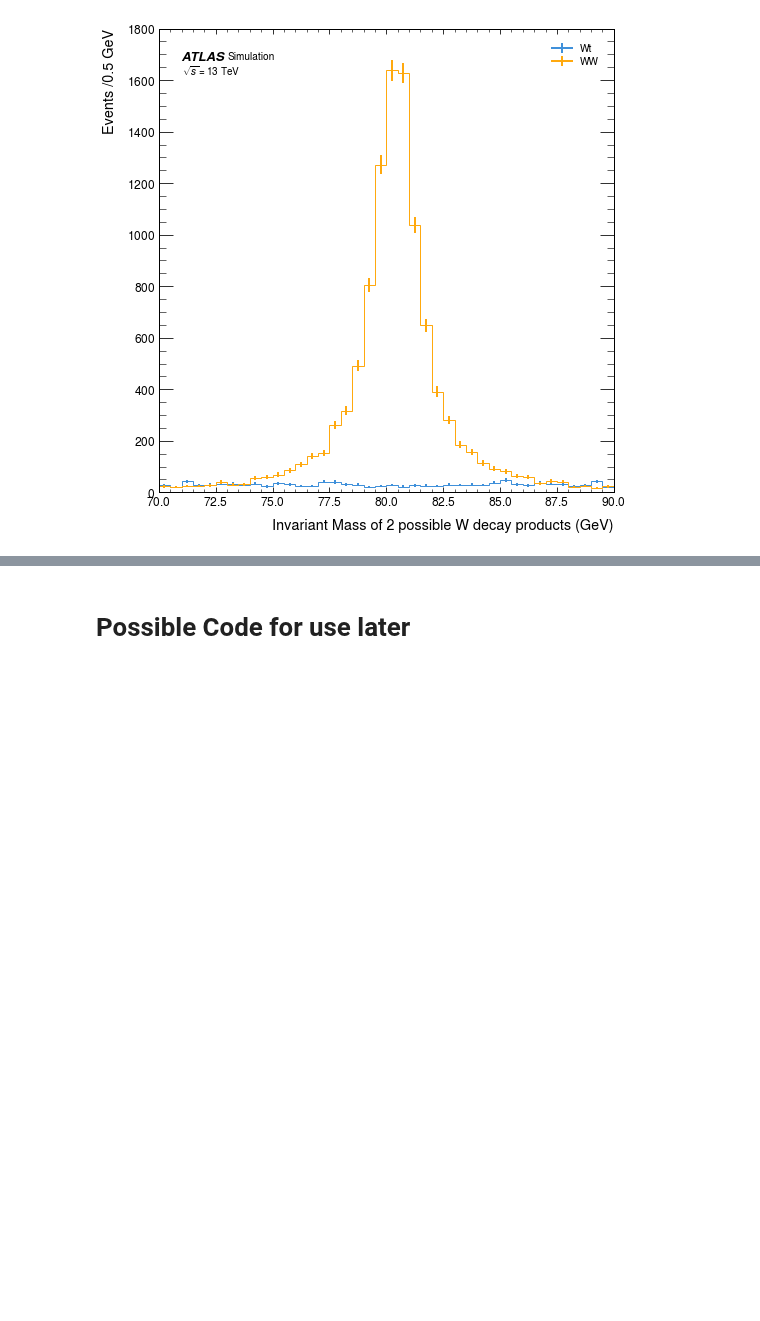
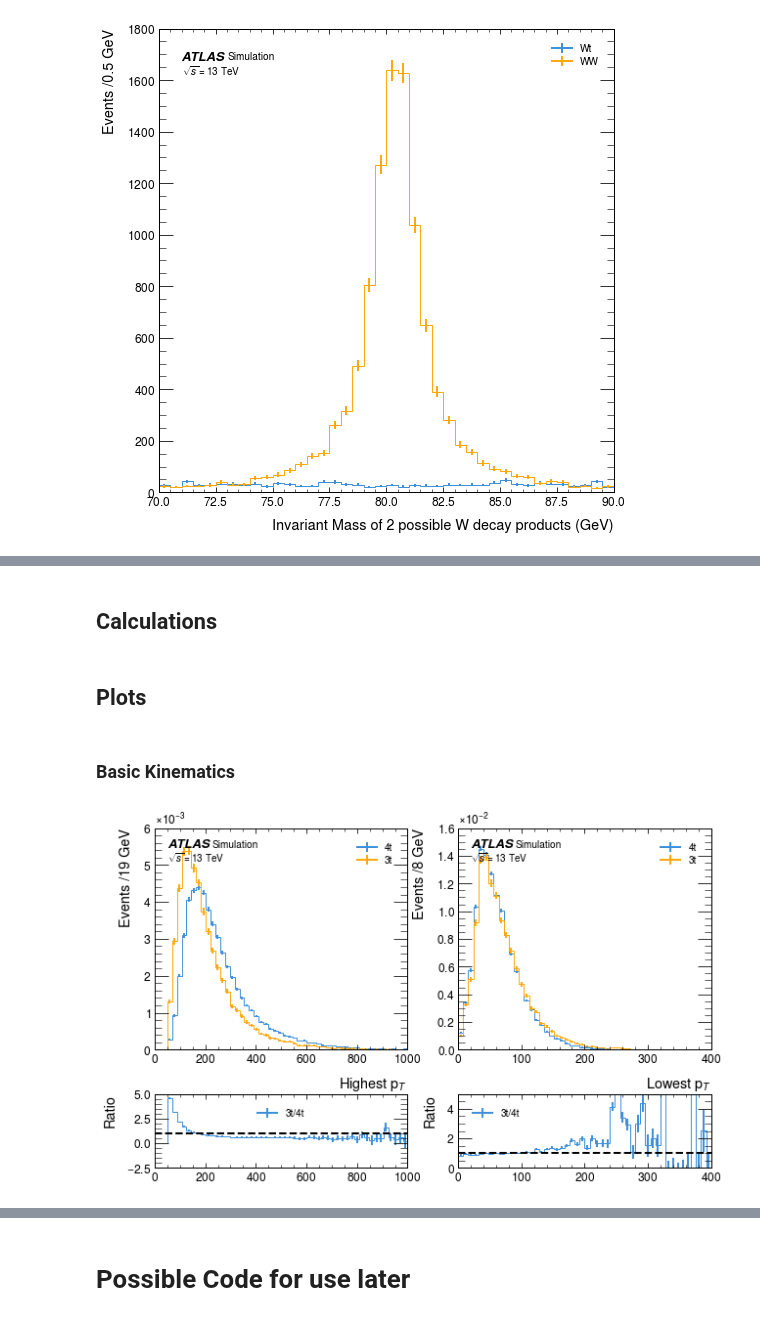
Before and after one commit to archiebrooks02/MPHYS-4Top, a Jupyter notebook: matching.ipynb, the cells around one changed output, grey strips where cells are left out. Drawn from its saved outputs; the diff is of its cells as text; code cells hidden in the pictures; blank space fills up the shorter version.

```diff
--- a/matching.ipynb
+++ b/matching.ipynb
@@ -310,0 +365,18 @@ W_3tW = W_3tW[awkward.num(W_3tW, axis=2)!=0]
+# %%
+tops_pt_4t = np.transpose(np.vstack(((top_1_4t.pt,top_2_4t.pt,antitop_1_4t.pt,antitop_2_4t.pt))))
+tops_eta_4t = np.transpose(np.vstack(((top_1_4t.eta,top_2_4t.eta,antitop_1_4t.eta,antitop_2_4t.eta))))
+tops_phi_4t = np.transpose(np.vstack(((top_1_4t.phi,top_2_4t.phi,antitop_1_4t.phi,antitop_2_4t.phi))))
+tops_mass_4t = np.transpose(np.vstack(((top_1_4t.m,top_2_4t.m,antitop_1_4t.m,antitop_2_4t.m))))
+
+top_1_3t = ak.concatenate((top_1_3tj,top_1_3tW))
+top_2_3t = ak.concatenate((top_2_3tj,top_2_3tW))
+top_3_3t = np.concatenate((top_3_3tj,top_3_3tW))
+
+tops_pt_3t = np.transpose(np.vstack(((top_1_3t.pt,top_2_3t.pt,top_3_3t.pt))))
+tops_eta_3t = np.transpose(np.vstack(((top_1_3t.eta,top_2_3t.eta,top_3_3t.eta))))
+tops_phi_3t = np.transpose(np.vstack(((top_1_3t.phi,top_2_3t.phi,top_3_3t.phi))))
+tops_mass_3t = np.transpose(np.vstack(((top_1_3t.m,top_2_3t.m,top_3_3t.m))))
+
+
+tops_4t = vector.zip({'pt':tops_pt_4t,'eta':tops_eta_4t,'phi':tops_phi_4t, 'mass':tops_mass_4t})
+tops_3t = vector.zip({'pt':tops_pt_3t,'eta':tops_eta_3t,'phi':tops_phi_3t, 'mass':tops_mass_3t})
@@ -310,0 +494,2 @@ W_3tW = W_3tW[awkward.num(W_3tW, axis=2)!=0]
+# %% [markdown]
+## Calculations
@@ -310,0 +598,14 @@ W_3tW = W_3tW[awkward.num(W_3tW, axis=2)!=0]
+# %% [markdown]
+## Plots
+# %% [markdown]
+### Basic Kinematics
+# %%
+fig, ax = plt.subplots(nrows = 2, ncols = 2, gridspec_kw={'height_ratios': [3, 1]},figsize = (10,6))
+histogram([highest_pt_4t.pt, highest_pt_3t.pt], 50, [r'4t', '3t'], ax[0,0],density=True, ratio=True, ratio_axes=ax[1,0], set_range=(50,1000))
+histogram([lowest_pt_4t.pt, lowest_pt_3t.pt], 50, ['4t', '3t'], ax[0,1],density=True, ratio=True, ratio_axes=ax[1,1], set_range=(0,400))
+ax[0,0].set_xlabel(r'Highest p$_T$')
+ax[0,1].set_xlabel(r'Lowest p$_T$')
+plt.subplots_adjust(hspace=0.3)
+plt.show()
+# %% [output]
+[figure, added]
```
Also changed, not shown: parts of 39 cells of this notebook.
